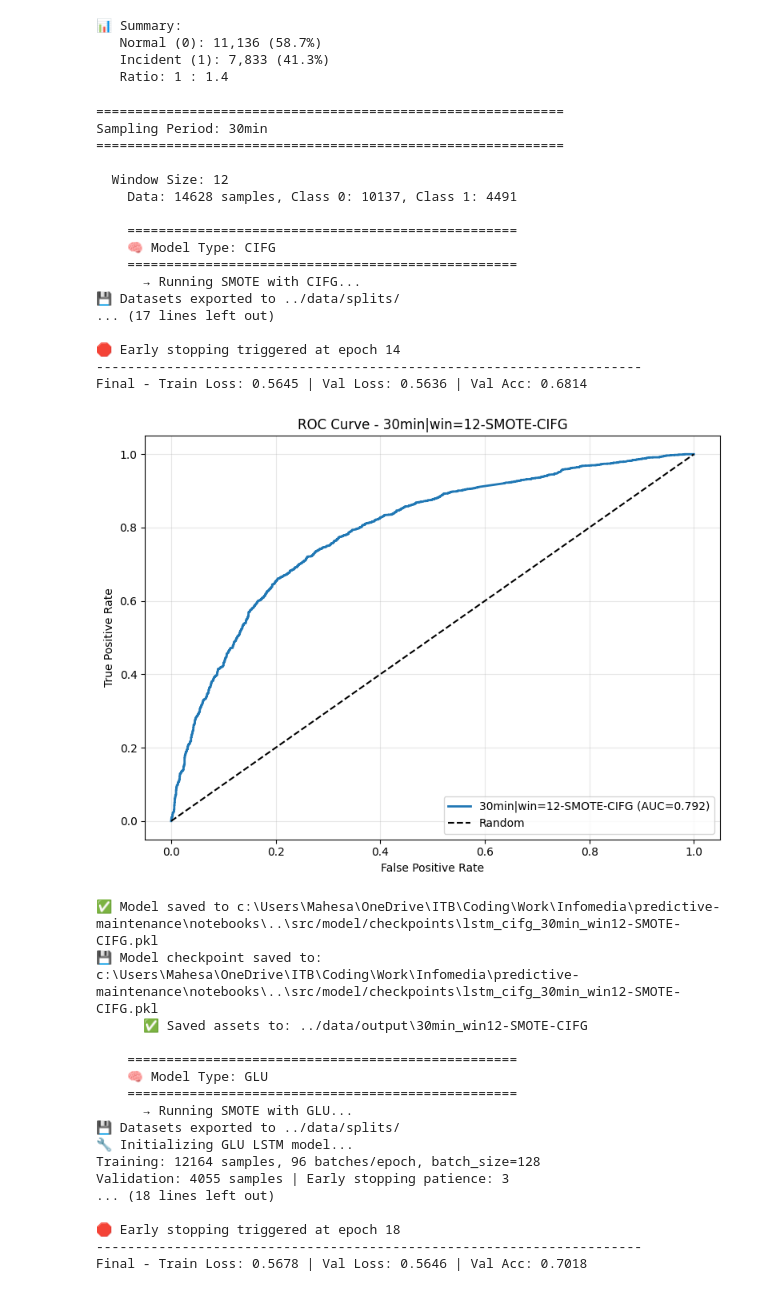
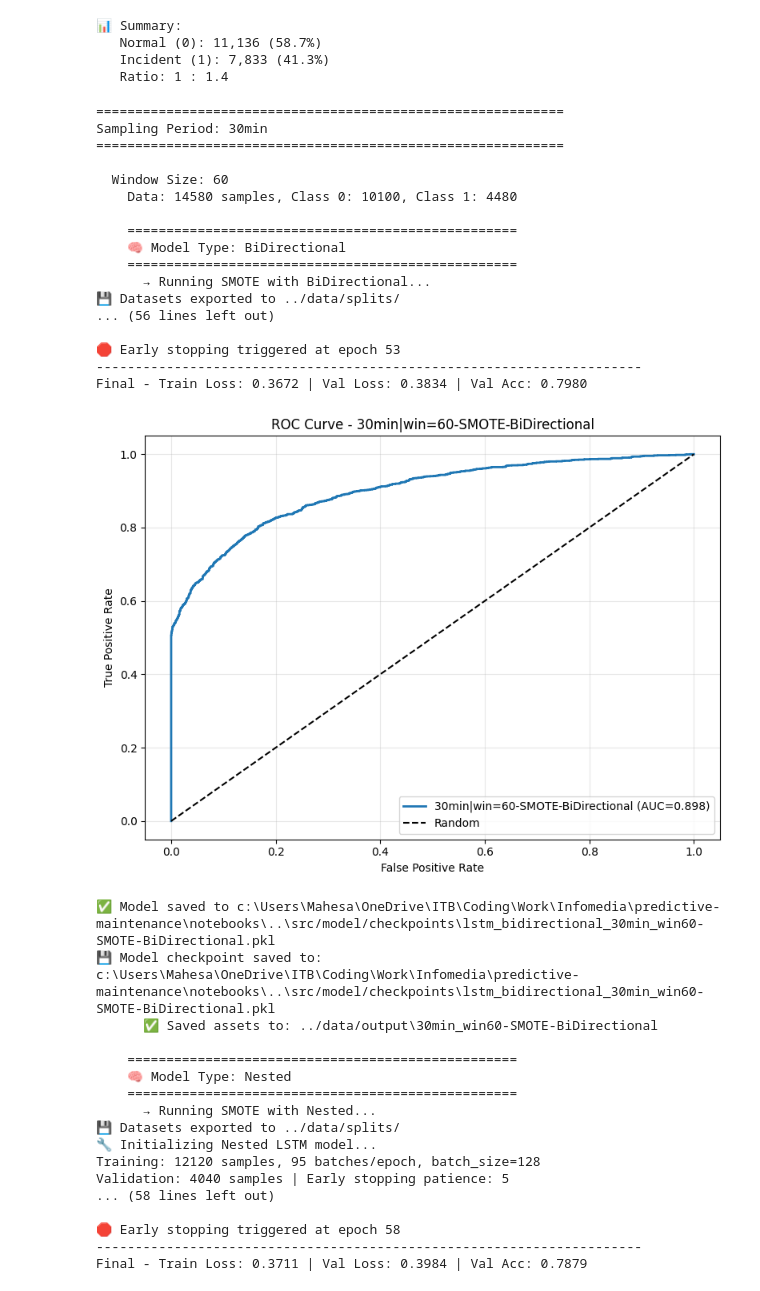
Before and after one commit to mahesa005/predictive-maintenance, a Jupyter notebook: notebooks/train_lstm_optimized_experiments.ipynb, the cells around one changed output. Saved outputs shown, nothing was run; the diff lists cells and outputs as text; code cells hidden in the pictures.

Commit message:
feat: add output for 30mins win60 SMOTE: BiDi, Nested, Peephole

```diff
--- a/notebooks/train_lstm_optimized_experiments.ipynb
+++ b/notebooks/train_lstm_optimized_experiments.ipynb
@@ -32,13 +32,13 @@ from src.utils.model_io import save_model, load_and_build_model
 # Model registry untuk loop experiments
 MODEL_REGISTRY = {
     # 'Optimized': LSTMModelGPUOptimized,
-    # 'BiDirectional': BiLSTMModelGPUOptimized,
-    # 'Nested': NestedLSTMModelGPUOptimized,
-    # 'Peephole': PeepholeLSTMModelGPUOptimized,
-    'CIFG': CIFGLSTMModelGPUOptimized,
-    'GLU': GLULSTMModelGPUOptimized,
-    'LayerNorm': LayerNormLSTMModelGPUOptimized,
-    'Residual': ResidualLSTMModelGPUOptimized
+    'BiDirectional': BiLSTMModelGPUOptimized,
+    'Nested': NestedLSTMModelGPUOptimized,
+    'Peephole': PeepholeLSTMModelGPUOptimized,
+    # 'CIFG': CIFGLSTMModelGPUOptimized,
+    # 'GLU': GLULSTMModelGPUOptimized,
+    # 'LayerNorm': LayerNormLSTMModelGPUOptimized,
+    # 'Residual': ResidualLSTMModelGPUOptimized
 }
 
 # Export path
@@ -119,7 +121,7 @@ def create_windowed_dataset(df, feature_cols, target_col, window_size):
     return np.array(X), np.array(y), np.array(timestamps)
 # %%
 # === 4. Training ===
-def train_eval(X, y, label, model_type='Optimized', cw=1, hidden_size=128, patience=3, epochs=500, batch_size=128, lr=0.001, print_every=1, lambda_l2=0.0001):
+def train_eval(X, y, label, model_type='Optimized', cw=1, hidden_size=128, patience=5, epochs=500, batch_size=128, lr=0.001, print_every=1, lambda_l2=0.0001):
     """
     Training and evaluation function with support for different LSTM model types.
 
@@ -320,8 +320,8 @@ def save_model_assets(result, output_base_path="../data/output"):
     print(f"      ✅ Saved assets to: {model_dir}")
 # %%
 # === 5. Run Experiment ==
-sampling_periods = ['30min', '1h', '2h']
-window_sizes = [12, 24, 36, 48, 60]
+sampling_periods = ['30min']
+window_sizes = [60]
 model_types = list(MODEL_REGISTRY.keys())  # ['Optimized', 'BiDirectional', 'Nested', 'Peephole']
 results_all = []
 
@@ -383,55 +383,55 @@ for sp in sampling_periods:
                 save_model_assets(result)
             except Exception as e:
                 print(f"      ✗ SMOTE failed for {model_type}: {e}")
                 continue
 
             # 3. Class Weight (weighted loss on original imbalanced data)
             # cw_vals = class_weight.compute_class_weight('balanced', classes=np.unique(y), y=y)
             # cw_ratio = cw_vals[1] / cw_vals[0]  # Relative weight for class 1
             # print(f"      → Running Class Weight ({cw_ratio:.2f}x) with {model_type}...")
             # result = train_eval(X, y, label=f"{sp}|win={win}-ClassWeight-{model_type}", model_type=model_type, cw=cw_ratio)
             # results_all.append(result)
             # save_model_assets(result)
 
 
 print(f"\n{'='*60}")
 print(f"✅ Experiment completed! Total results: {len(results_all)}")
 print(f"   Models tested: {model_types}")
 print(f"   Results per model type: {len(results_all) // len(model_types) if results_all else 0}")
 print('='*60)
 # %% [output]
 ============================================================
 Sampling Period: 30min
 ============================================================
 
-  Window Size: 12
-    Data: 14628 samples, Class 0: 10137, Class 1: 4491
+  Window Size: 60
+    Data: 14580 samples, Class 0: 10100, Class 1: 4480
 
     ==================================================
-    🧠 Model Type: CIFG
+    🧠 Model Type: BiDirectional
     ==================================================
-      → Running SMOTE with CIFG...
+      → Running SMOTE with BiDirectional...
 💾 Datasets exported to ../data/splits/
-... (17 lines left out)
+... (56 lines left out)
 
-🛑 Early stopping triggered at epoch 14
+🛑 Early stopping triggered at epoch 53
 ----------------------------------------------------------------------
-Final - Train Loss: 0.5645 | Val Loss: 0.5636 | Val Acc: 0.6814
+Final - Train Loss: 0.3672 | Val Loss: 0.3834 | Val Acc: 0.7980
-[figure, old version]
+[figure, new version]
-✅ Model saved to c:\Users\Mahesa\OneDrive\ITB\Coding\Work\Infomedia\predictive-maintenance\notebooks\..\src/model/checkpoints\lstm_cifg_30min_win12-SMOTE-CIFG.pkl
-💾 Model checkpoint saved to: c:\Users\Mahesa\OneDrive\ITB\Coding\Work\Infomedia\predictive-maintenance\notebooks\..\src/model/checkpoints\lstm_cifg_30min_win12-SMOTE-CIFG.pkl
-      ✅ Saved assets to: ../data/output\30min_win12-SMOTE-CIFG
+✅ Model saved to c:\Users\Mahesa\OneDrive\ITB\Coding\Work\Infomedia\predictive-maintenance\notebooks\..\src/model/checkpoints\lstm_bidirectional_30min_win60-SMOTE-BiDirectional.pkl
+💾 Model checkpoint saved to: c:\Users\Mahesa\OneDrive\ITB\Coding\Work\Infomedia\predictive-maintenance\notebooks\..\src/model/checkpoints\lstm_bidirectional_30min_win60-SMOTE-BiDirectional.pkl
+      ✅ Saved assets to: ../data/output\30min_win60-SMOTE-BiDirectional
 
     ==================================================
-    🧠 Model Type: GLU
+    🧠 Model Type: Nested
     ==================================================
-      → Running SMOTE with GLU...
+      → Running SMOTE with Nested...
 💾 Datasets exported to ../data/splits/
-🔧 Initializing GLU LSTM model...
-Training: 12164 samples, 96 batches/epoch, batch_size=128
-Validation: 4055 samples | Early stopping patience: 3
-... (18 lines left out)
+🔧 Initializing Nested LSTM model...
+Training: 12120 samples, 95 batches/epoch, batch_size=128
+Validation: 4040 samples | Early stopping patience: 5
+... (58 lines left out)
 
-🛑 Early stopping triggered at epoch 18
+🛑 Early stopping triggered at epoch 58
 ----------------------------------------------------------------------
-Final - Train Loss: 0.5678 | Val Loss: 0.5646 | Val Acc: 0.7018
+Final - Train Loss: 0.3711 | Val Loss: 0.3984 | Val Acc: 0.7879
```
Also changed, not shown: parts of 4 cells of this notebook, 12 other files.
